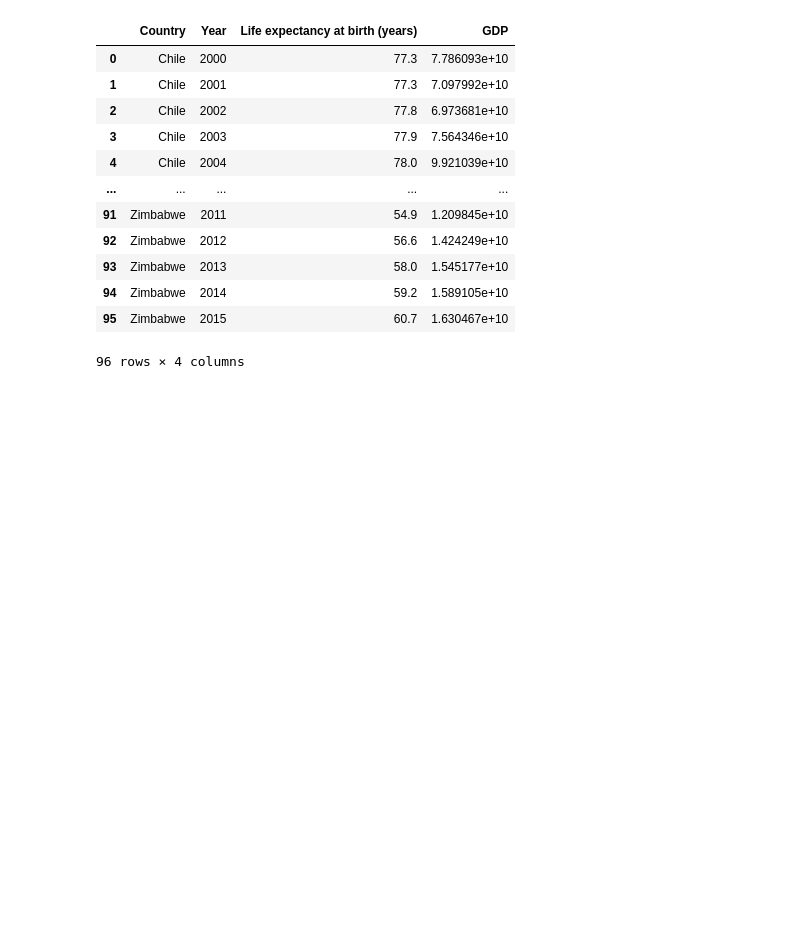
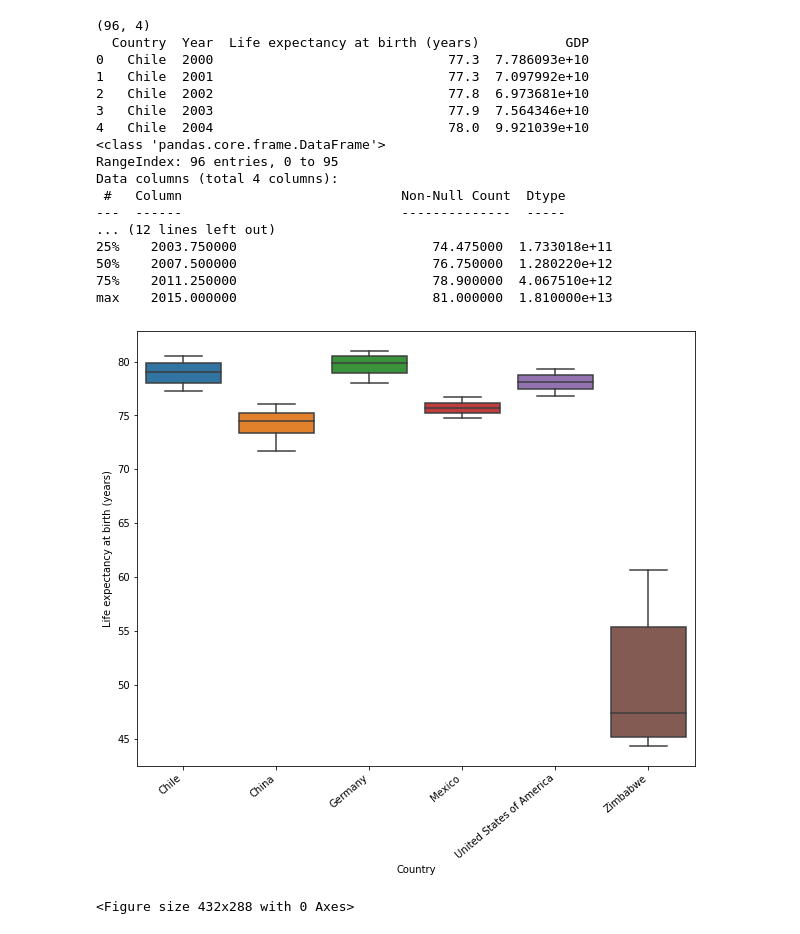
Before and after one commit to KeithChan01/Life-Expectancy-and-GDP-Starter, a Jupyter notebook: life_expectancy_gdp.ipynb, the cells around one changed output. Drawn from its saved outputs; the diff is of its cells as text; code cells hidden in the pictures; blank space fills up the shorter version.

```diff
--- a/life_expectancy_gdp.ipynb
+++ b/life_expectancy_gdp.ipynb
@@ -1,21 +23,45 @@
 # %%
 import numpy as np
 import pandas as pd
-import matplotlib as plt
+import matplotlib.pyplot as plt
 import seaborn as sns
+from scipy.stats.stats import pearsonr
+import statsmodels.api as sm
 
-pd.read_csv('all_data.csv')
+df = pd.read_csv('all_data.csv')
+
+print(df.shape)
+print(df.head())
+print(df.info())
+print(df.describe());
 # %% [output]
-|  | Country | Year | Life expectancy at birth (years) | GDP |
-| 0 | Chile | 2000 | 77.3 | 7.786093e+10 |
-| 1 | Chile | 2001 | 77.3 | 7.097992e+10 |
-| 2 | Chile | 2002 | 77.8 | 6.973681e+10 |
-| 3 | Chile | 2003 | 77.9 | 7.564346e+10 |
-| 4 | Chile | 2004 | 78.0 | 9.921039e+10 |
-| ... | ... | ... | ... | ... |
-| 91 | Zimbabwe | 2011 | 54.9 | 1.209845e+10 |
-| 92 | Zimbabwe | 2012 | 56.6 | 1.424249e+10 |
-| 93 | Zimbabwe | 2013 | 58.0 | 1.545177e+10 |
-| 94 | Zimbabwe | 2014 | 59.2 | 1.589105e+10 |
-| 95 | Zimbabwe | 2015 | 60.7 | 1.630467e+10 |
-96 rows × 4 columns
+(96, 4)
+  Country  Year  Life expectancy at birth (years)           GDP
+0   Chile  2000                              77.3  7.786093e+10
+1   Chile  2001                              77.3  7.097992e+10
+2   Chile  2002                              77.8  6.973681e+10
+3   Chile  2003                              77.9  7.564346e+10
+4   Chile  2004                              78.0  9.921039e+10
+<class 'pandas.core.frame.DataFrame'>
+RangeIndex: 96 entries, 0 to 95
+Data columns (total 4 columns):
+ #   Column                            Non-Null Count  Dtype
+---  ------                            --------------  -----
+... (12 lines left out)
+25%    2003.750000                         74.475000  1.733018e+11
+50%    2007.500000                         76.750000  1.280220e+12
+75%    2011.250000                         78.900000  4.067510e+12
+max    2015.000000                         81.000000  1.810000e+13
+# %%
+fig, ax = plt.subplots(figsize=(10,8))
+ax.set_xticks(range(len(df.Country.unique())))
+ax.set_xticklabels(df.Country.unique(), rotation=40, ha='right')
+sns.boxplot(x=df.Country, y=df['Life expectancy at birth (years)'])
+
+plt.show()
+plt.clf();
+
+#Zimbabwe has a significantly lower life expectancy at birth than the other countries
+# %% [output]
+[figure, added]
+<Figure size 432x288 with 0 Axes>
```
Also changed, not shown: parts of 10 cells of this notebook.
